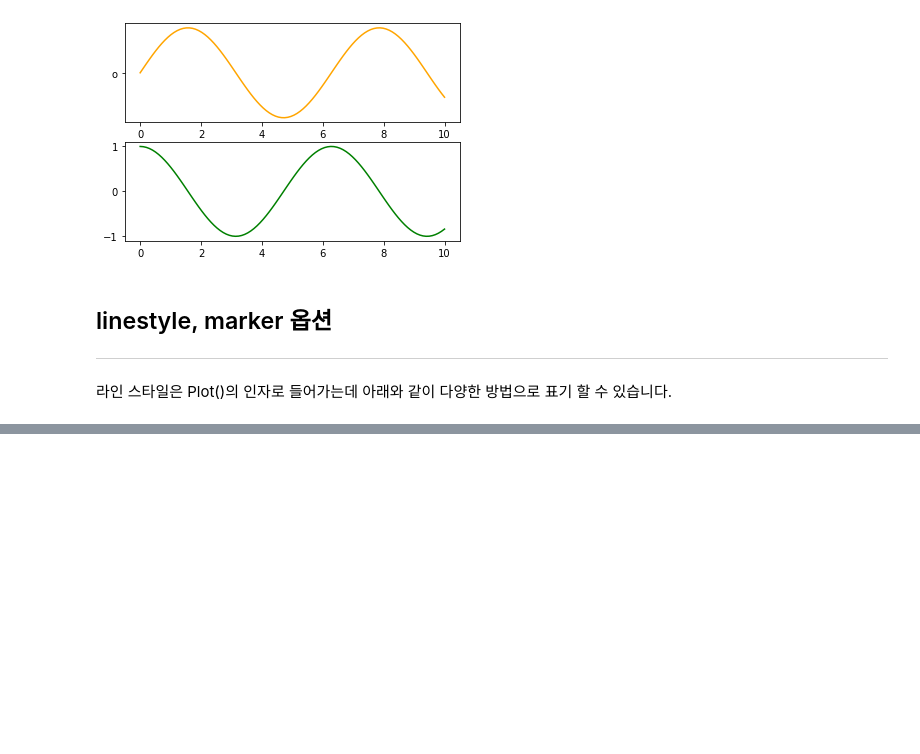
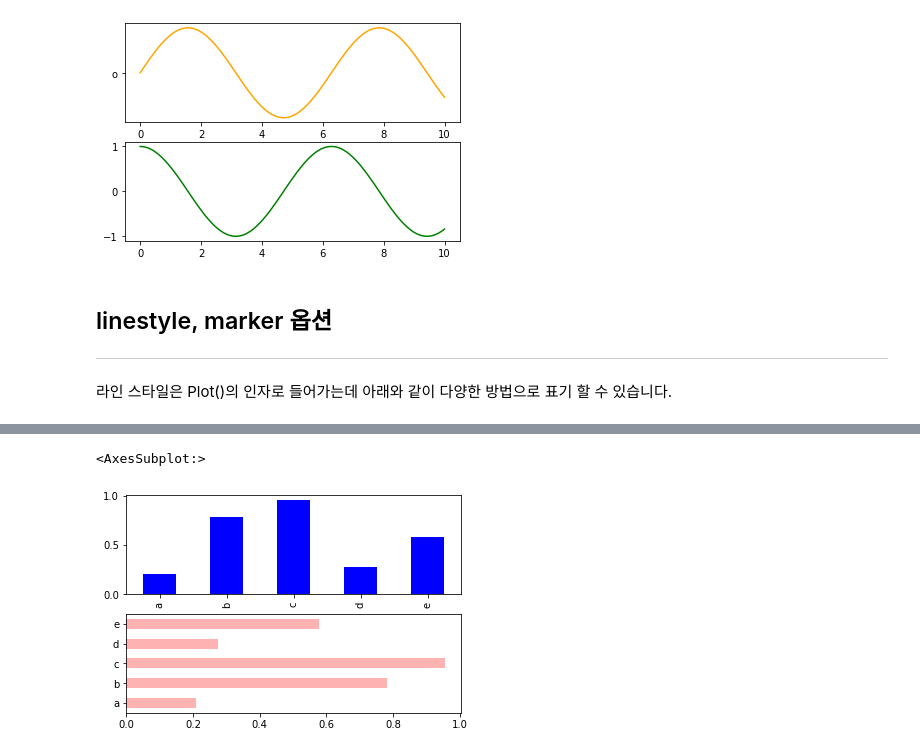
Before and after one commit to Superstar89/sba_project, a Jupyter notebook: aiffel/12. 데이터를 한눈에! Visualization.ipynb, the cells around one changed output, grey strips where cells are left out. Cells and saved outputs as stored; diff of their text form; code cells hidden in the pictures; blank space fills up the shorter version.

```diff
--- a/aiffel/12. 데이터를 한눈에! Visualization.ipynb
+++ b/aiffel/12. 데이터를 한눈에! Visualization.ipynb
@@ -192,0 +223,10 @@ plt.plot(x, x+1, '--c')
+# %%
+import pandas as pd
+
+fig, axes = plt.subplots(2,1)
+data = pd.Series(np.random.rand(5), index=list('abcde'))
+data.plot(kind='bar', ax=axes[0], color='blue', alpha=1)
+data.plot(kind='barh', ax=axes[1], color='red', alpha=0.3)
+# %% [output]
+<AxesSubplot:>
+[figure, added]
```
Also changed, not shown: parts of 3 cells of this notebook, 3 other files.
